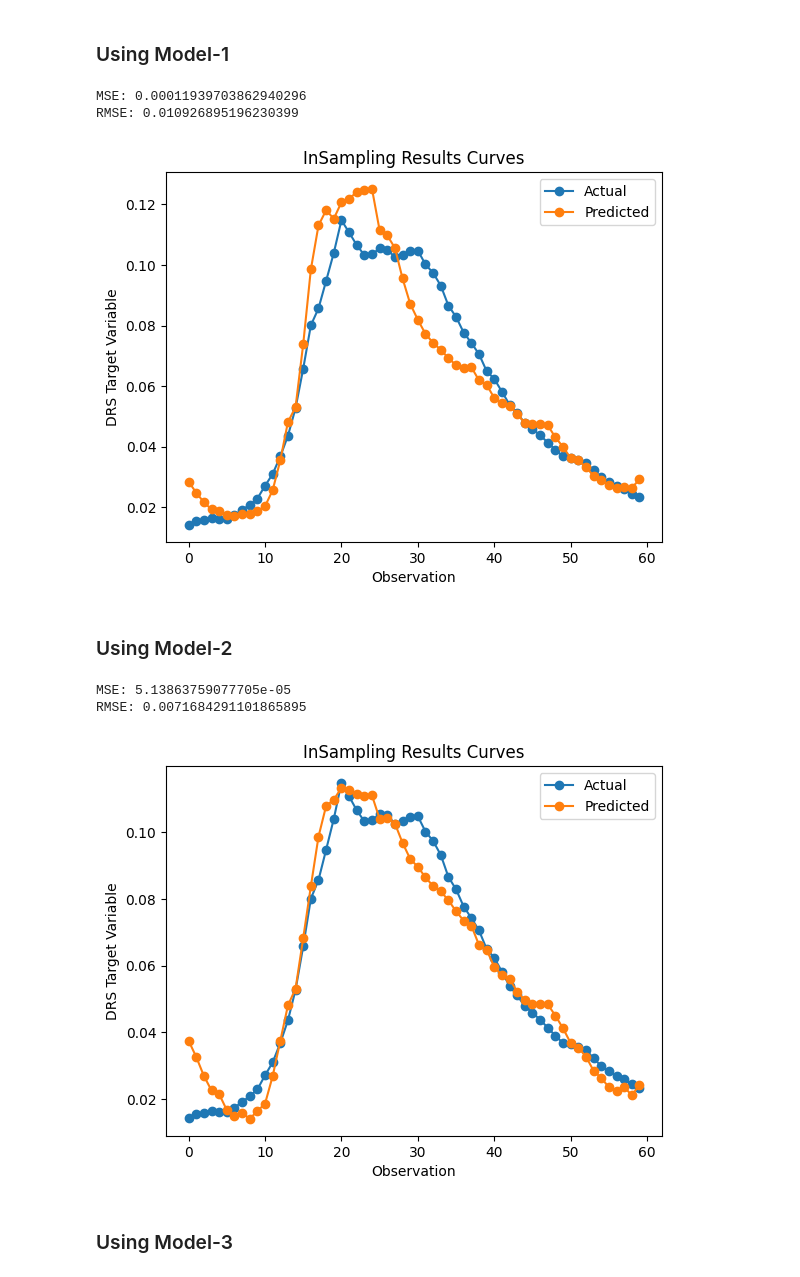
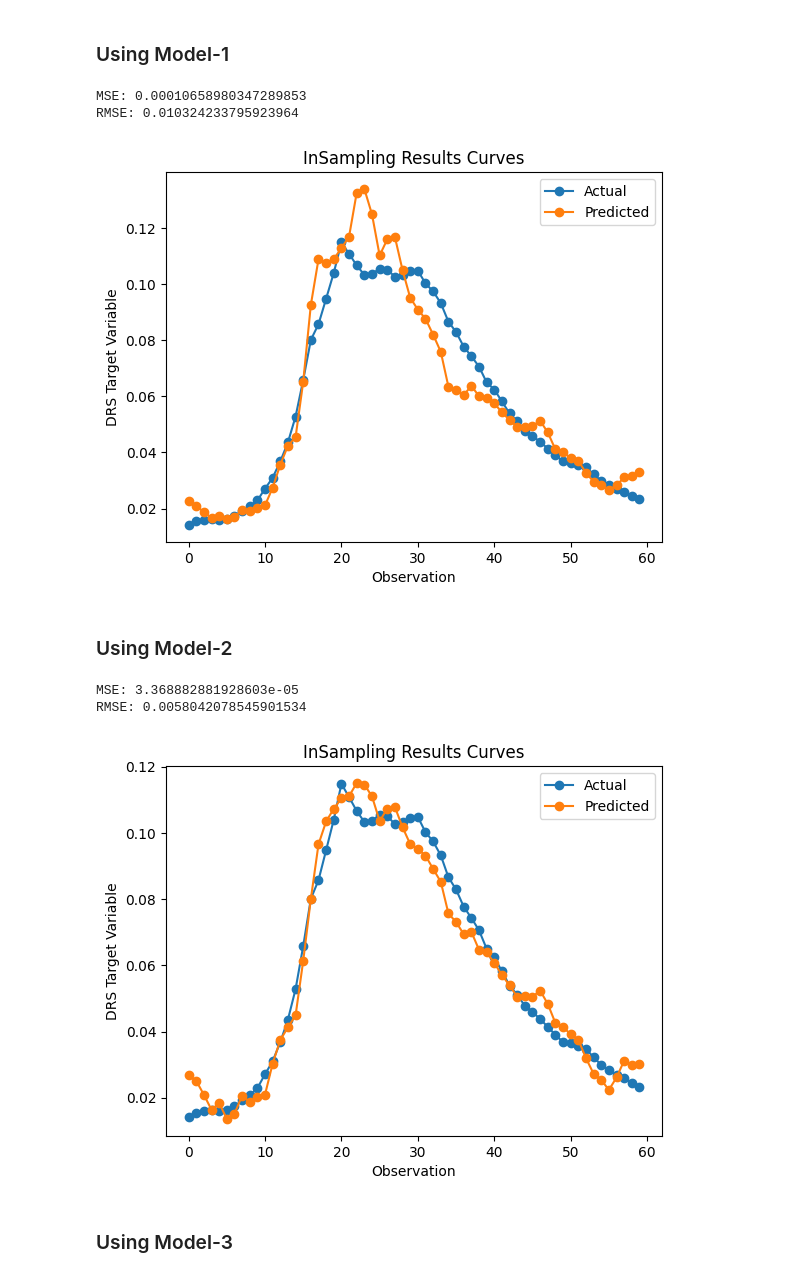
Before and after one commit to iffishells/Fractional-logistic-Model, a Jupyter notebook: milestone-2.ipynb, the cells around one changed output. Drawn from its saved outputs; the diff is of its cells as text; code cells hidden in the pictures.

```diff
--- a/milestone-2.ipynb
+++ b/milestone-2.ipynb
@@ -473,7 +473,7 @@ Summary Statistics:
 # %% [markdown]
 # Modeling the Data
 # %%
-columns_to_drop = ['Mortgage rate','Unemployment rate_lag_2', 'House Price Index (Level)', 'log_Dow Jones Total Stock Market Index (Level)']
+columns_to_drop = ['Unemployment rate_lag_2', 'House Price Index (Level)', 'log_Dow Jones Total Stock Market Index (Level)']
 training_data.drop(columns_to_drop,axis=1,inplace=True)
 training_data.head(5)
 # %% [output]
@@ -543,7 +543,7 @@ import matplotlib.pyplot as plt
 # })
 # df_training = data
 # Define the predictors and response variable
-predictors = ['Prime rate','Unemployment rate_lag_1', 'House Price Index (Level)_YOY']
+predictors = ['Prime rate','Unemployment rate_lag_1', 'House Price Index (Level)_YOY','Mortgage rate']
 response = 'DRS-Target Variable'
 
 
@@ -603,43 +603,43 @@ AIC : -399.48335882718345 and BIC : -227.44171787120766 of Model-3
 # %%
 from sklearn.metrics import mean_squared_error
 
 # Define the predictors and response variable
-predictors = ['Prime rate', 'Unemployment rate_lag_1', 'House Price Index (Level)_YOY']
+predictors = ['Prime rate', 'Unemployment rate_lag_1', 'House Price Index (Level)_YOY','Mortgage rate']
 response = 'DRS-Target Variable'
 
 results_df = pd.DataFrame()
 
 results_df['Predicted'] = result_1.predict(sm.add_constant(training_data[predictors])).tolist()
 results_df['Actual']  = training_data[response].tolist()
 
 
 # Calculate MSE
 mse = mean_squared_error(results_df['Predicted'], results_df['Actual'])
 
 # Calculate RMSE
 rmse = np.sqrt(mse)
 
 print("MSE:", mse)
 print("RMSE:", rmse)
 
 plt.plot(results_df.index, results_df['Actual'], label='Actual',marker='o')
 plt.plot(results_df.index, results_df['Predicted'], label='Predicted',marker='o')
 plt.xlabel('Observation')
 plt.ylabel('DRS Target Variable')
 plt.title('InSampling Results Curves')
 plt.legend()
 plt.show()
 # %% [output]
-MSE: 0.00011939703862940296
-RMSE: 0.010926895196230399
+MSE: 0.00010658980347289853
+RMSE: 0.010324233795923964
-[figure, old version]
+[figure, new version]
 # %% [markdown]
 ### Using Model-2
 # %%
 from sklearn.metrics import mean_squared_error
 
 # Define the predictors and response variable
-predictors = ['Prime rate', 'Unemployment rate_lag_1', 'House Price Index (Level)_YOY']
+predictors = ['Prime rate', 'Unemployment rate_lag_1', 'House Price Index (Level)_YOY','Mortgage rate']
 response = 'DRS-Target Variable'
 
 results_df = pd.DataFrame()
@@ -665,9 +665,9 @@ plt.title('InSampling Results Curves')
 plt.legend()
 plt.show()
 # %% [output]
-MSE: 5.13863759077705e-05
-RMSE: 0.0071684291101865895
+MSE: 3.368882881928603e-05
+RMSE: 0.0058042078545901534
-[figure, old version]
+[figure, new version]
 # %% [markdown]
 ### Using Model-3
 # %%
```
Also changed, not shown: parts of 6 cells of this notebook, 2 other files.
